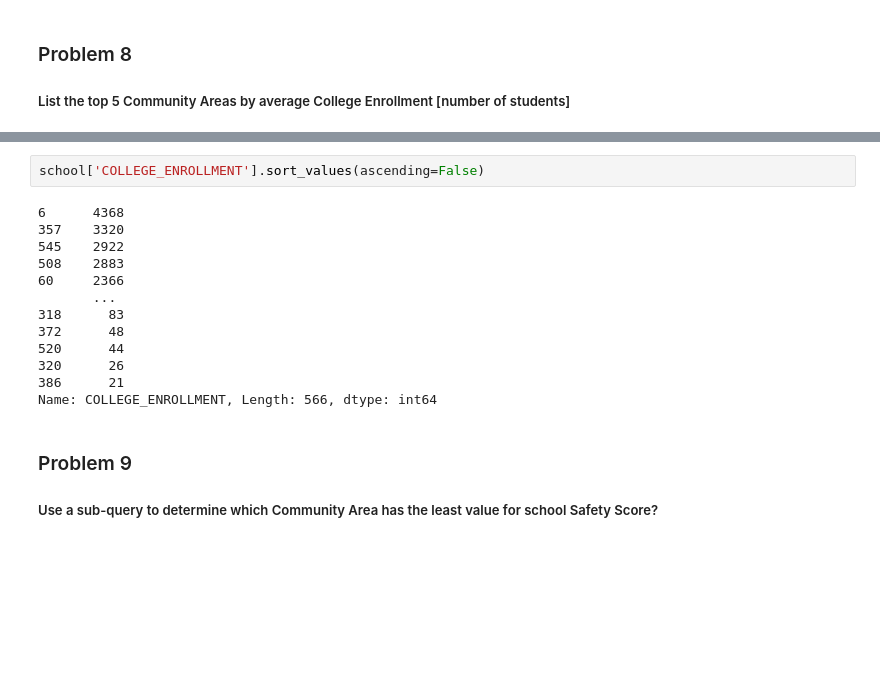
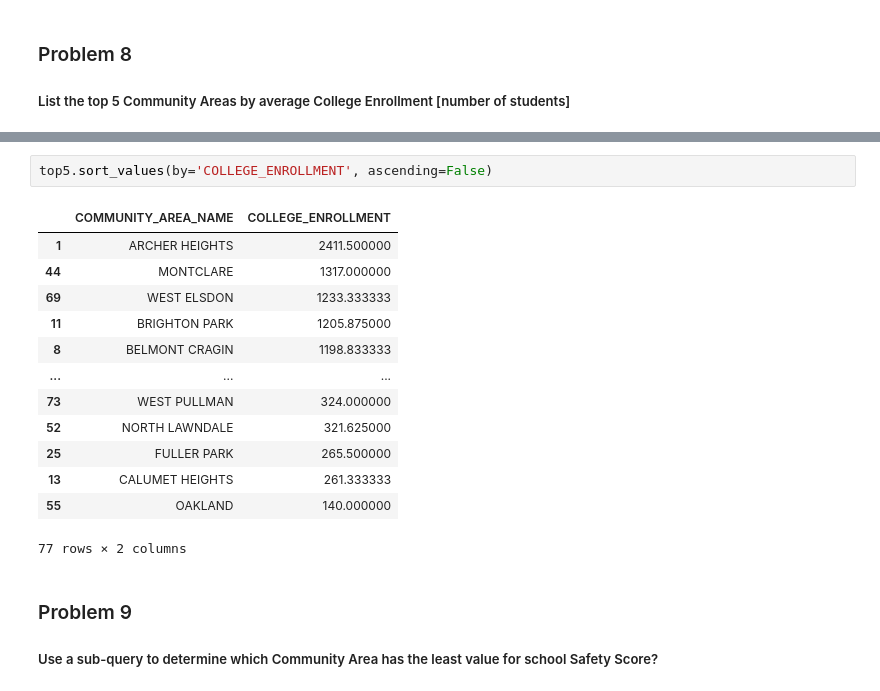
Before and after one commit to dennislamcv1/DB0201EN, a Jupyter notebook: DB0201EN-Week4-2-2-PeerAssign-v5-py.ipynb, the cells around one changed output, grey strips where cells are left out. Saved outputs shown, nothing was run; the diff lists cells and outputs as text; blank space fills up the shorter version.

```diff
--- a/DB0201EN-Week4-2-2-PeerAssign-v5-py.ipynb
+++ b/DB0201EN-Week4-2-2-PeerAssign-v5-py.ipynb
@@ -323,18 +371,19 @@ school['SAFETY_SCORE'].mean()
 # %%
-school['COLLEGE_ENROLLMENT'].sort_values(ascending=False)
+top5.sort_values(by='COLLEGE_ENROLLMENT', ascending=False)
 # %% [output]
+|  | COMMUNITY_AREA_NAME | COLLEGE_ENROLLMENT |
+| 1 | ARCHER HEIGHTS | 2411.500000 |
+| 44 | MONTCLARE | 1317.000000 |
+| 69 | WEST ELSDON | 1233.333333 |
+| 11 | BRIGHTON PARK | 1205.875000 |
+| 8 | BELMONT CRAGIN | 1198.833333 |
+| ... | ... | ... |
+| 73 | WEST PULLMAN | 324.000000 |
+| 52 | NORTH LAWNDALE | 321.625000 |
+| 25 | FULLER PARK | 265.500000 |
+| 13 | CALUMET HEIGHTS | 261.333333 |
+| 55 | OAKLAND | 140.000000 |
-6      4368
-357    3320
-545    2922
-508    2883
-60     2366
-       ...
-318      83
-372      48
-520      44
-320      26
-386      21
-Name: COLLEGE_ENROLLMENT, Length: 566, dtype: int64
+77 rows × 2 columns
 # %% [markdown]
 ### Problem 9
 
```
Also changed, not shown: parts of 3 cells of this notebook.
